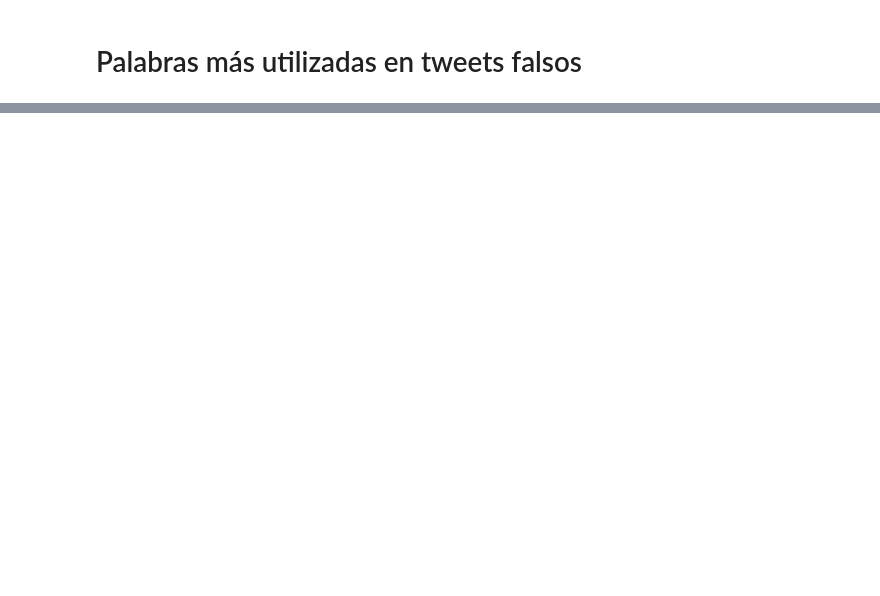
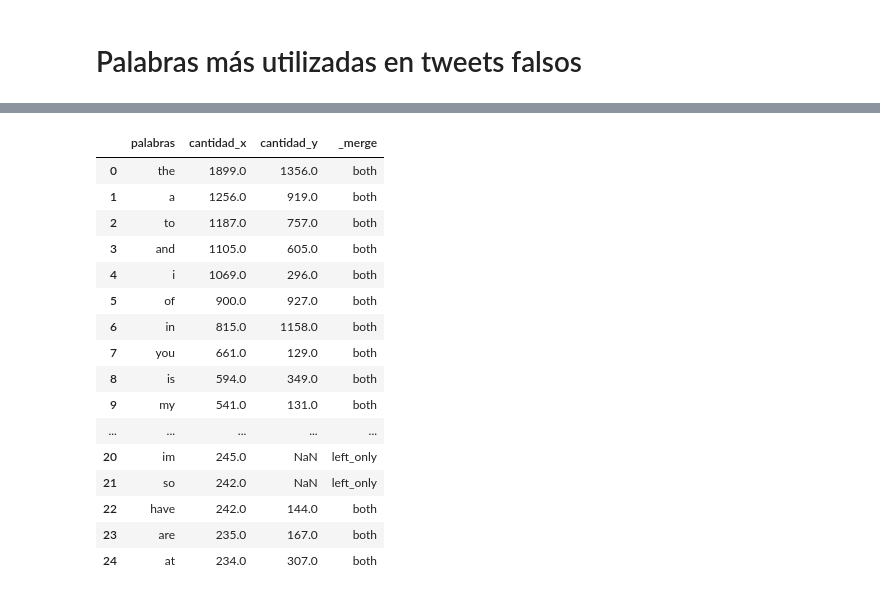
Before and after one commit to FranciscoGauna/TP1-Datos, a Jupyter notebook: Analisis-Seba.ipynb, the cells around one changed output, grey strips where cells are left out. Drawn from its saved outputs; the diff is of its cells as text; code cells hidden in the pictures; blank space fills up the shorter version.

```diff
--- a/Analisis-Seba.ipynb
+++ b/Analisis-Seba.ipynb
@@ -189,0 +199,21 @@ plt.show()
+# %%
+first25cp = comparacion_palabras[:25] #.plot(kind="bar", rot=0);
+first25cp
+# %% [output]
+|  | palabras | cantidad_x | cantidad_y | _merge |
+| 0 | the | 1899.0 | 1356.0 | both |
+| 1 | a | 1256.0 | 919.0 | both |
+| 2 | to | 1187.0 | 757.0 | both |
+| 3 | and | 1105.0 | 605.0 | both |
+| 4 | i | 1069.0 | 296.0 | both |
+| 5 | of | 900.0 | 927.0 | both |
+| 6 | in | 815.0 | 1158.0 | both |
+| 7 | you | 661.0 | 129.0 | both |
+| 8 | is | 594.0 | 349.0 | both |
+| 9 | my | 541.0 | 131.0 | both |
+| ... | ... | ... | ... | ... |
+| 20 | im | 245.0 | NaN | left_only |
+| 21 | so | 242.0 | NaN | left_only |
+| 22 | have | 242.0 | 144.0 | both |
+| 23 | are | 235.0 | 167.0 | both |
+| 24 | at | 234.0 | 307.0 | both |
```
Also changed, not shown: parts of 12 cells of this notebook, 1 other file.
